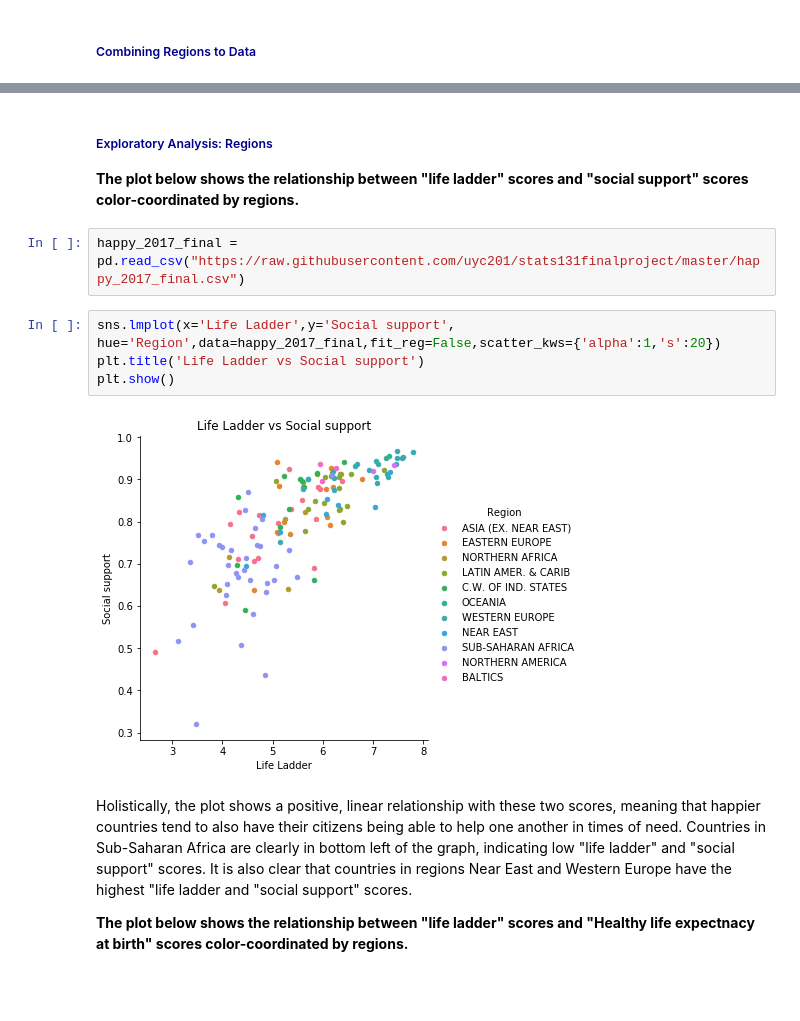
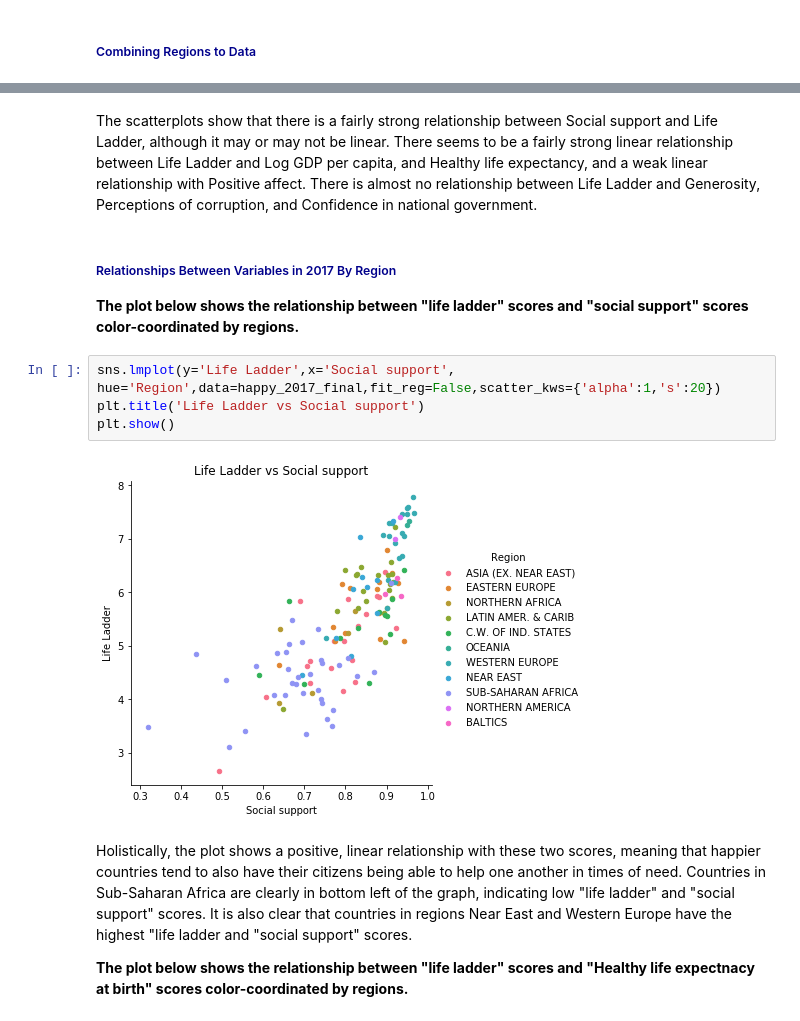
Before and after one commit to uyc201/stats131finalproject, a Jupyter notebook: Stats 131 Final Project Combined Version.ipynb, the cells around one changed output, grey strips where cells are left out. Saved outputs shown, nothing was run; the diff lists cells and outputs as text; blank space fills up the shorter version.

```diff
--- a/Stats 131 Final Project Combined Version.ipynb
+++ b/Stats 131 Final Project Combined Version.ipynb
@@ -233,15 +263,15 @@ TypeError: string indices must be integers
+# %% [markdown]
+The scatterplots show that there is a fairly strong relationship between Social support and Life Ladder, although it may or may not be linear. There seems to be a fairly strong linear relationship between Life Ladder and Log GDP per capita, and Healthy life expectancy, and a weak linear relationship with Positive affect. There is almost no relationship between Life Ladder and Generosity, Perceptions of corruption, and Confidence in national government.
 # %% [markdown]
-##### <span style="color:darkblue">Exploratory Analysis: Regions</span> #####
+##### <span style="color:darkblue">Relationships Between Variables in 2017 By Region</span> #####
 
 __The plot below shows the relationship between "life ladder" scores and "social support" scores color-coordinated by regions.__
-# %%
-happy_2017_final = pd.read_csv("https://raw.githubusercontent.com/uyc201/stats131finalproject/master/happy_2017_final.csv")
 # %%
-sns.lmplot(x='Life Ladder',y='Social support', hue='Region',data=happy_2017_final,fit_reg=False,scatter_kws={'alpha':1,'s':20})
+sns.lmplot(y='Life Ladder',x='Social support', hue='Region',data=happy_2017_final,fit_reg=False,scatter_kws={'alpha':1,'s':20})
 plt.title('Life Ladder vs Social support')
 plt.show()
 # %% [output]
-[figure, old version]
+[figure, new version]
 # %% [markdown]
 Holistically, the plot shows a positive, linear relationship with these two scores, meaning that happier countries tend to also have their citizens being able to help one another in times of need. Countries in Sub-Saharan Africa are clearly in bottom left of the graph, indicating low "life ladder" and "social support" scores. It is also clear that countries in regions Near East and Western Europe have the highest "life ladder and "social support" scores.
 
```
Also changed, not shown: parts of 46 cells of this notebook.
